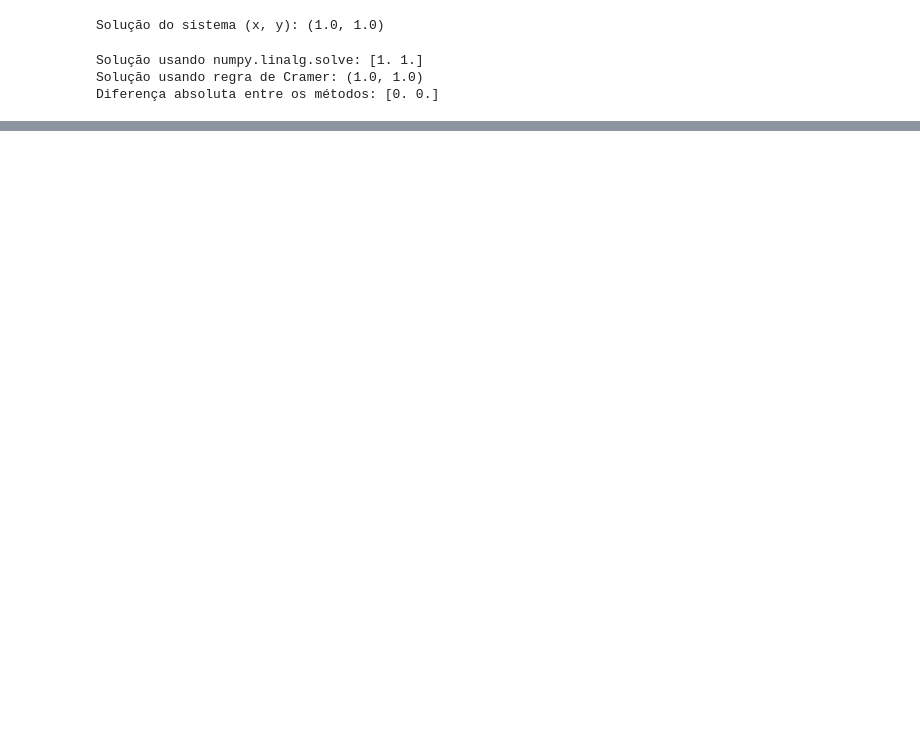
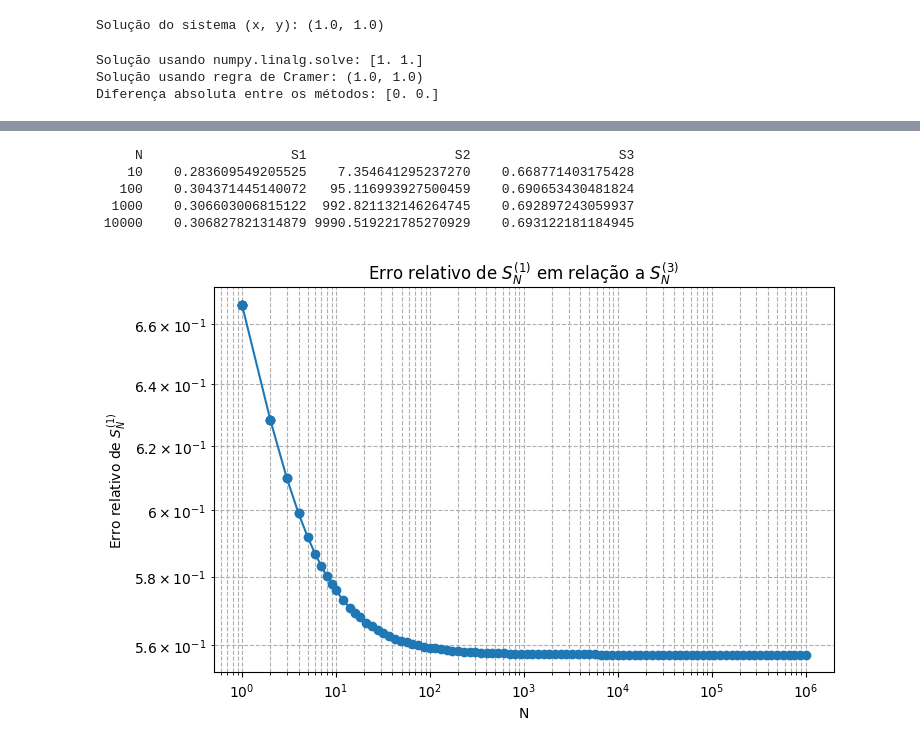
Before and after one commit to gusflorencio/AV6-, a Jupyter notebook: AV6.ipynb, the cells around one changed output, grey strips where cells are left out. Drawn from its saved outputs; the diff is of its cells as text; code cells hidden in the pictures; blank space fills up the shorter version.

```diff
--- a/AV6.ipynb
+++ b/AV6.ipynb
@@ -47,0 +97,66 @@ Diferença absoluta entre os métodos: [0. 0.]
+# %%
+#3a
+# Calcular as três formas da soma para diferentes valores de N
+
+import numpy as np
+
+def S1(N):
+    # S_N^{(1)} = sum_{n=1}^{2N} (-1)^n * n / (n+1)
+    return np.sum([(-1)**n * n / (n+1) for n in range(1, 2*N+1)])
+
+def S2(N):
+    # S_N^{(2)} = -sum_{n=1}^{N} 1/(2n) + sum_{n=1}^{N} 2n/(2n+1)
+    parte1 = -np.sum([1/(2*n) for n in range(1, N+1)])
+    parte2 = np.sum([2*n/(2*n+1) for n in range(1, N+1)])
+    return parte1 + parte2
+
+def S3(N):
+    # S_N^{(3)} = 1 - 1/2 + 1/3 - 1/4 + ... + 1/(2N)
+    return np.sum([1/(n*(n+1)) for n in range(1, 2*N+1, 2)])
+
+# Testando para diferentes valores de N
+valores_N = [10, 100, 1000, 10000]
+print(f"{'N':>6} {'S1':>20} {'S2':>20} {'S3':>20}")
+for N in valores_N:
+    s1 = S1(N)
+    s2 = S2(N)
+    s3 = S3(N)
+    print(f"{N:6d} {s1:20.15f} {s2:20.15f} {s3:20.15f}")
+# %% [output]
+     N                   S1                   S2                   S3
+    10    0.283609549205525    7.354641295237270    0.668771403175428
+   100    0.304371445140072   95.116993927500459    0.690653430481824
+  1000    0.306603006815122  992.821132146264745    0.692897243059937
+ 10000    0.306827821314879 9990.519221785270929    0.693122181184945
+# %%
+#3b
+# Análise de erro relativo entre S1(N) e S3(N) para N de 1 até 10^6 (escala log-log)
+
+import numpy as np
+import matplotlib.pyplot as plt
+
+def S1(N):
+    return np.sum([(-1)**n * n / (n+1) for n in range(1, 2*N+1)])
+
+def S3(N):
+    return np.sum([1/(n*(n+1)) for n in range(1, 2*N+1, 2)])
+
+# Valores de N em escala logarítmica
+Ns = np.logspace(0, 6, num=100, dtype=int)
+erro_relativo = []
+
+for N in Ns:
+    s1 = S1(N)
+    s3 = S3(N)
+    erro = np.abs((s1 - s3) / s3)
+    erro_relativo.append(erro)
+
+plt.figure(figsize=(8,5))
+plt.loglog(Ns, erro_relativo, marker='o', linestyle='-')
+plt.xlabel('N')
+plt.ylabel('Erro relativo de $S_N^{(1)}$')
+plt.title('Erro relativo de $S_N^{(1)}$ em relação a $S_N^{(3)}$')
+plt.grid(True, which="both", ls="--")
+plt.show()
+# %% [output]
+[figure, added]
```
Also changed, not shown: parts of 3 cells of this notebook.
